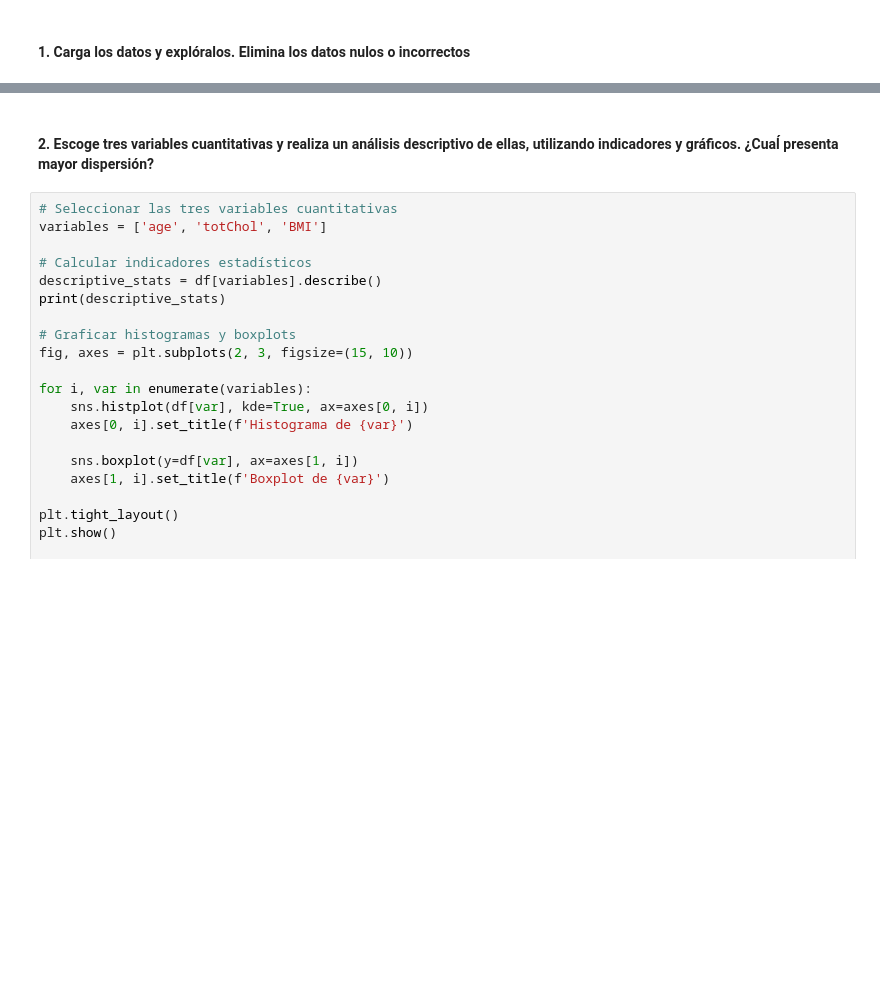
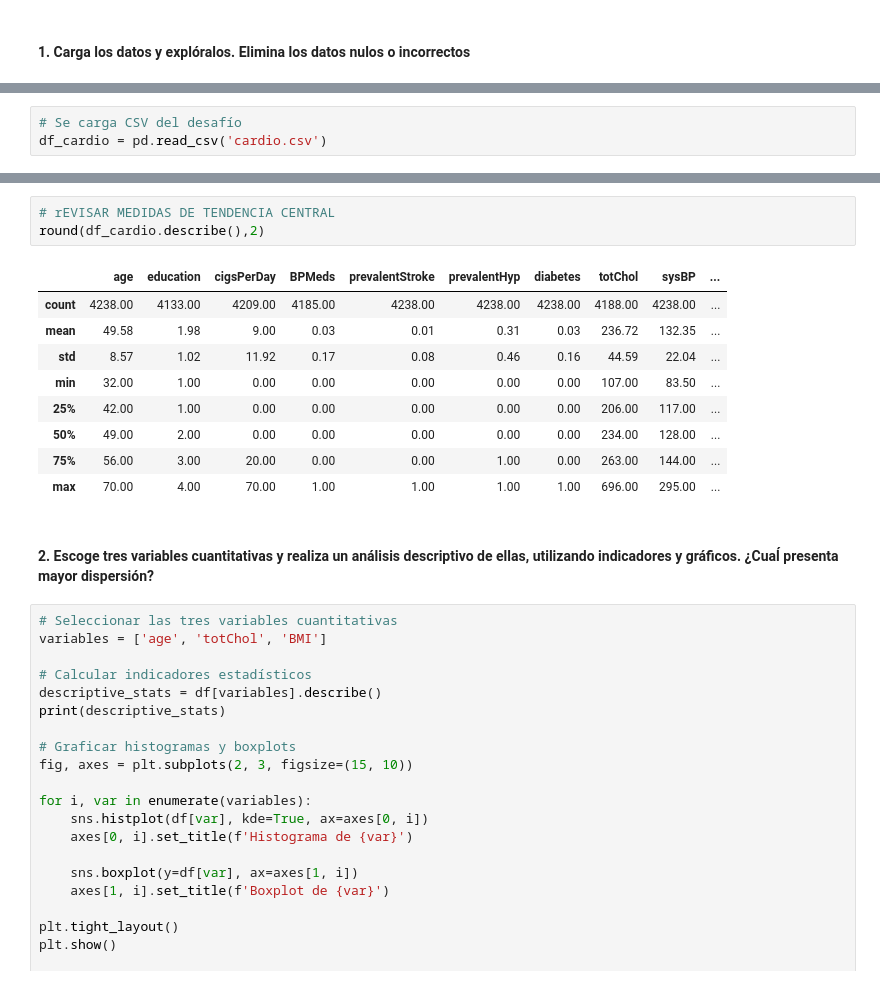
Before and after one commit to santoleal/data_science_homework, a Jupyter notebook: 4.ESTADISTICA PYTHON/DESAFIO7/Prueba - Análisis Estadístico con Python.ipynb, the cells around one changed output, grey strips where cells are left out. Cells and saved outputs as stored; diff of their text form; blank space fills up the shorter version.

Commit message:
Actualización desafío

```diff
--- a/4.ESTADISTICA PYTHON/DESAFIO7/Prueba - Análisis Estadístico con Python.ipynb
+++ b/4.ESTADISTICA PYTHON/DESAFIO7/Prueba - Análisis Estadístico con Python.ipynb
@@ -91,0 +58,3 @@ KeyError: 'Age'
+# %%
+# Se carga CSV del desafío
+df_cardio = pd.read_csv('cardio.csv')
@@ -92,3 +121,16 @@ KeyError: 'Age'
+# %%
+# rEVISAR MEDIDAS DE TENDENCIA CENTRAL
+round(df_cardio.describe(),2)
+# %% [output]
+|  | age | education | cigsPerDay | BPMeds | prevalentStroke | prevalentHyp | diabetes | totChol | sysBP | ... |
+| count | 4238.00 | 4133.00 | 4209.00 | 4185.00 | 4238.00 | 4238.00 | 4238.00 | 4188.00 | 4238.00 | ... |
+| mean | 49.58 | 1.98 | 9.00 | 0.03 | 0.01 | 0.31 | 0.03 | 236.72 | 132.35 | ... |
+| std | 8.57 | 1.02 | 11.92 | 0.17 | 0.08 | 0.46 | 0.16 | 44.59 | 22.04 | ... |
+| min | 32.00 | 1.00 | 0.00 | 0.00 | 0.00 | 0.00 | 0.00 | 107.00 | 83.50 | ... |
+| 25% | 42.00 | 1.00 | 0.00 | 0.00 | 0.00 | 0.00 | 0.00 | 206.00 | 117.00 | ... |
+| 50% | 49.00 | 2.00 | 0.00 | 0.00 | 0.00 | 0.00 | 0.00 | 234.00 | 128.00 | ... |
+| 75% | 56.00 | 3.00 | 20.00 | 0.00 | 0.00 | 1.00 | 0.00 | 263.00 | 144.00 | ... |
+| max | 70.00 | 4.00 | 70.00 | 1.00 | 1.00 | 1.00 | 1.00 | 696.00 | 295.00 | ... |
 # %% [markdown]
 #### 2. Escoge tres variables cuantitativas y realiza un análisis descriptivo de ellas, utilizando indicadores y gráficos. ¿Cuaĺ presenta mayor dispersión?
 # %%
```
Also changed, not shown: parts of 7 cells of this notebook.
